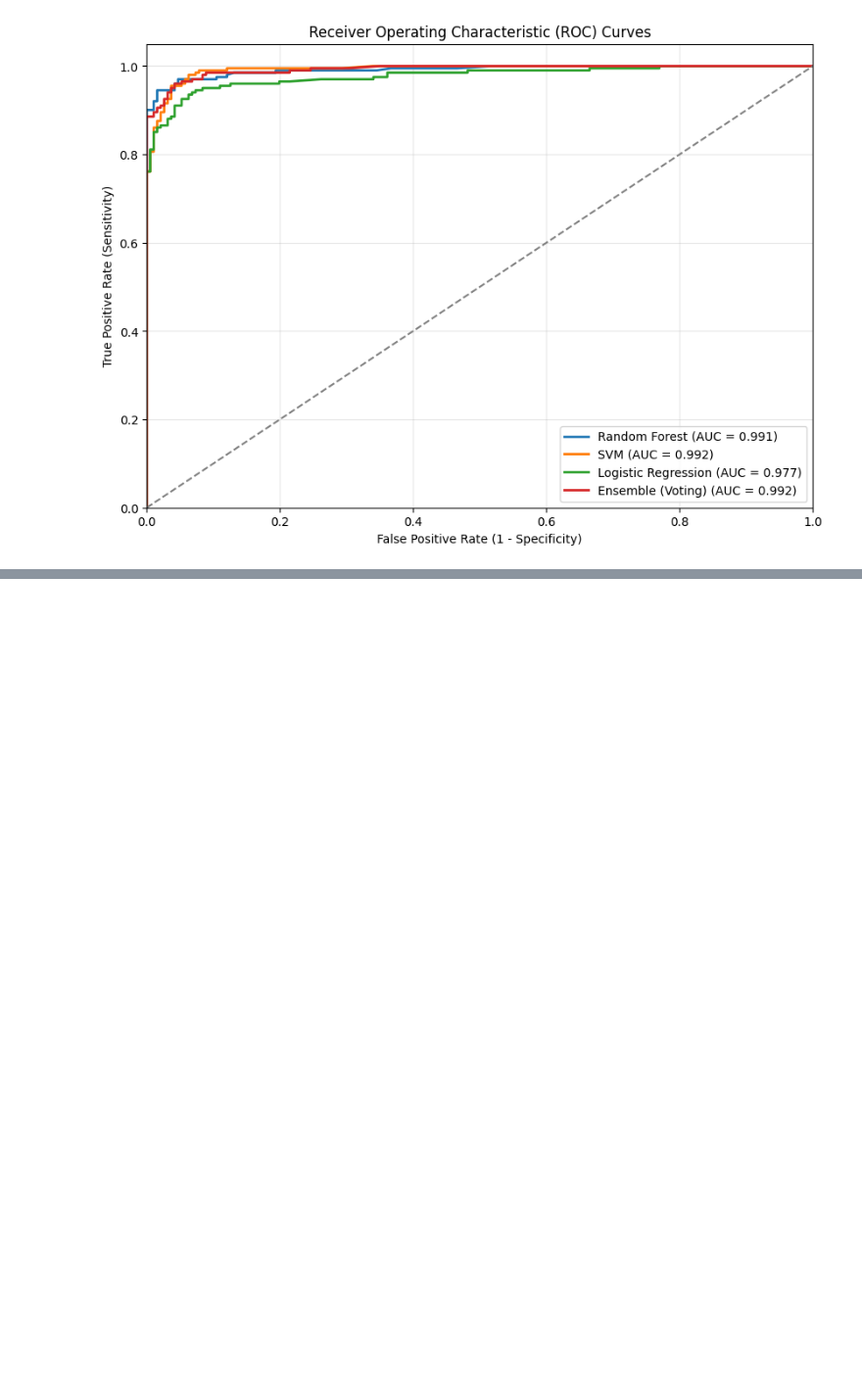
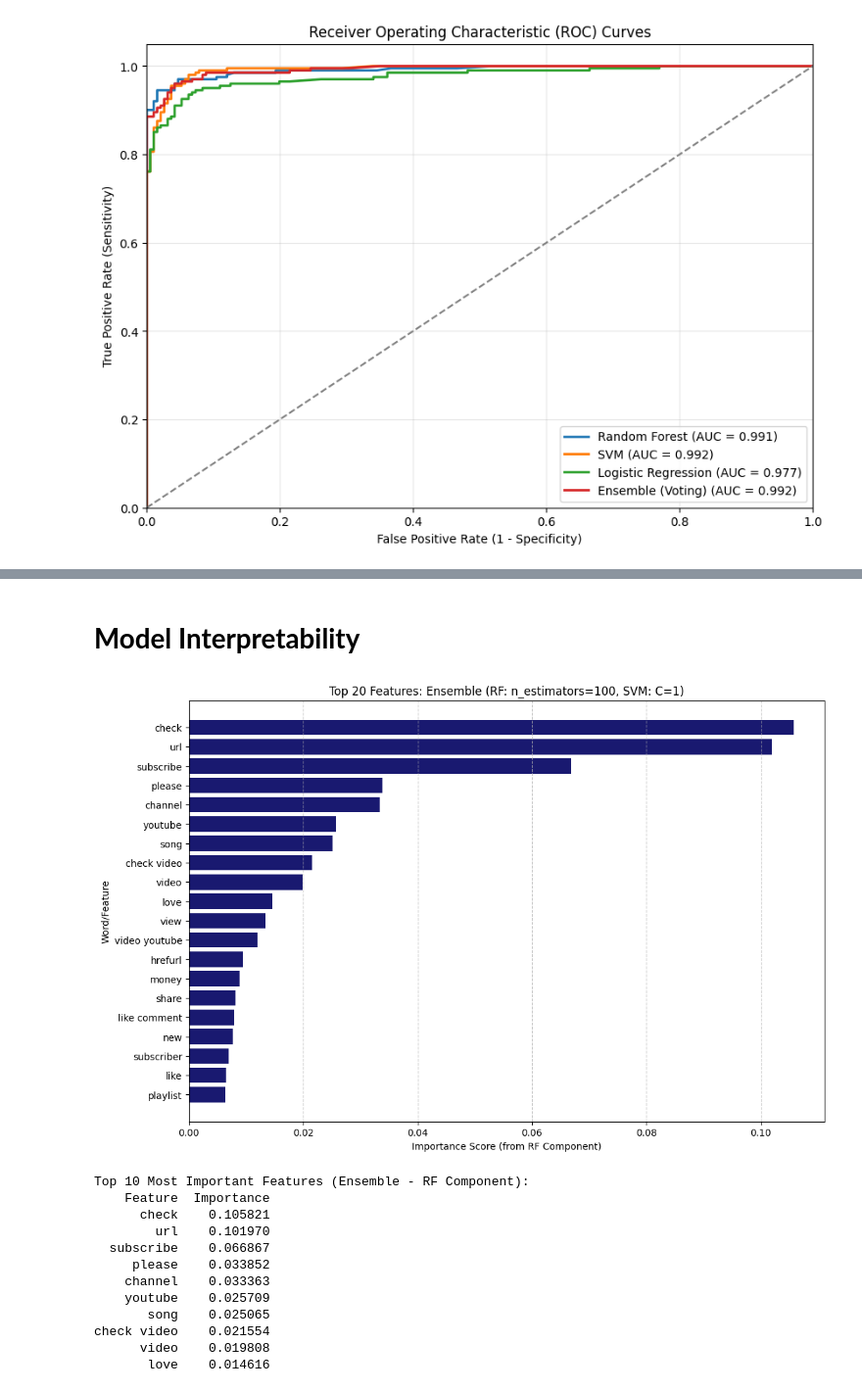
Before and after one commit to ashok-yarra/Final-Year-Project, a Jupyter notebook: Spam_Models.ipynb, the cells around one changed output, grey strips where cells are left out. Shown at 98% size. Drawn from its saved outputs; the diff is of its cells as text; code cells hidden in the pictures; blank space fills up the shorter version.

```diff
--- a/Spam_Models.ipynb
+++ b/Spam_Models.ipynb
@@ -435,0 +656,64 @@ plt.show()
+# %% [markdown]
+# **Model Interpretability**
+# %%
+import pandas as pd
+import numpy as np
+import matplotlib.pyplot as plt
+from sklearn.ensemble import RandomForestClassifier, VotingClassifier
+from sklearn.svm import SVC
+from sklearn.linear_model import LogisticRegression
+
+# 1. Initialize the Ensemble with your specific best parameters
+best_rf_sub = RandomForestClassifier(n_estimators=100, random_state=42)
+best_svm_sub = SVC(C=1, probability=True, kernel='linear', random_state=42)
+best_lr_sub = LogisticRegression(max_iter=1000)
+
+ensemble_model = VotingClassifier(
+    estimators=[('rf', best_rf_sub), ('svm', best_svm_sub), ('lr', best_lr_sub)],
+    voting='soft'
+)
+
+# Fit the ensemble model to make sub-estimators available for feature importance
+ensemble_model.fit(X_train_tfidf, y_train)
+feature_names = tfidf.get_feature_names_out()
+
+# 2. Extract importance specifically from the 'rf' component of the ensemble
+# We use named_estimators_ to access the fitted Random Forest
+rf_importance = ensemble_model.named_estimators_['rf'].feature_importances_
+
+# 3. Create a DataFrame for easy sorting and plotting
+feature_importance_df = pd.DataFrame({
+    'Feature': feature_names,
+    'Importance': rf_importance
+}).sort_values(by='Importance', ascending=False)
+
+# 4. Plot the top 20 features
+plt.figure(figsize=(12, 8))
+plt.barh(feature_importance_df['Feature'].head(20),
+         feature_importance_df['Importance'].head(20),
+         color='midnightblue')
+
+plt.gca().invert_yaxis()  # Most important at the top
+plt.xlabel('Importance Score (from RF Component)')
+plt.ylabel('Word/Feature')
+plt.title('Top 20 Features: Ensemble (RF: n_estimators=100, SVM: C=1)')
+plt.grid(axis='x', linestyle='--', alpha=0.7)
+plt.show()
+
+# 5. Print the top 10
+print("Top 10 Most Important Features (Ensemble - RF Component):")
+print(feature_importance_df.head(10).to_string(index=False))
+# %% [output]
+[figure, added]
+Top 10 Most Important Features (Ensemble - RF Component):
+    Feature  Importance
+      check    0.105821
+        url    0.101970
+  subscribe    0.066867
+     please    0.033852
+    channel    0.033363
+    youtube    0.025709
+       song    0.025065
+check video    0.021554
+      video    0.019808
+       love    0.014616
```
Also changed, not shown: parts of 4 cells of this notebook.
